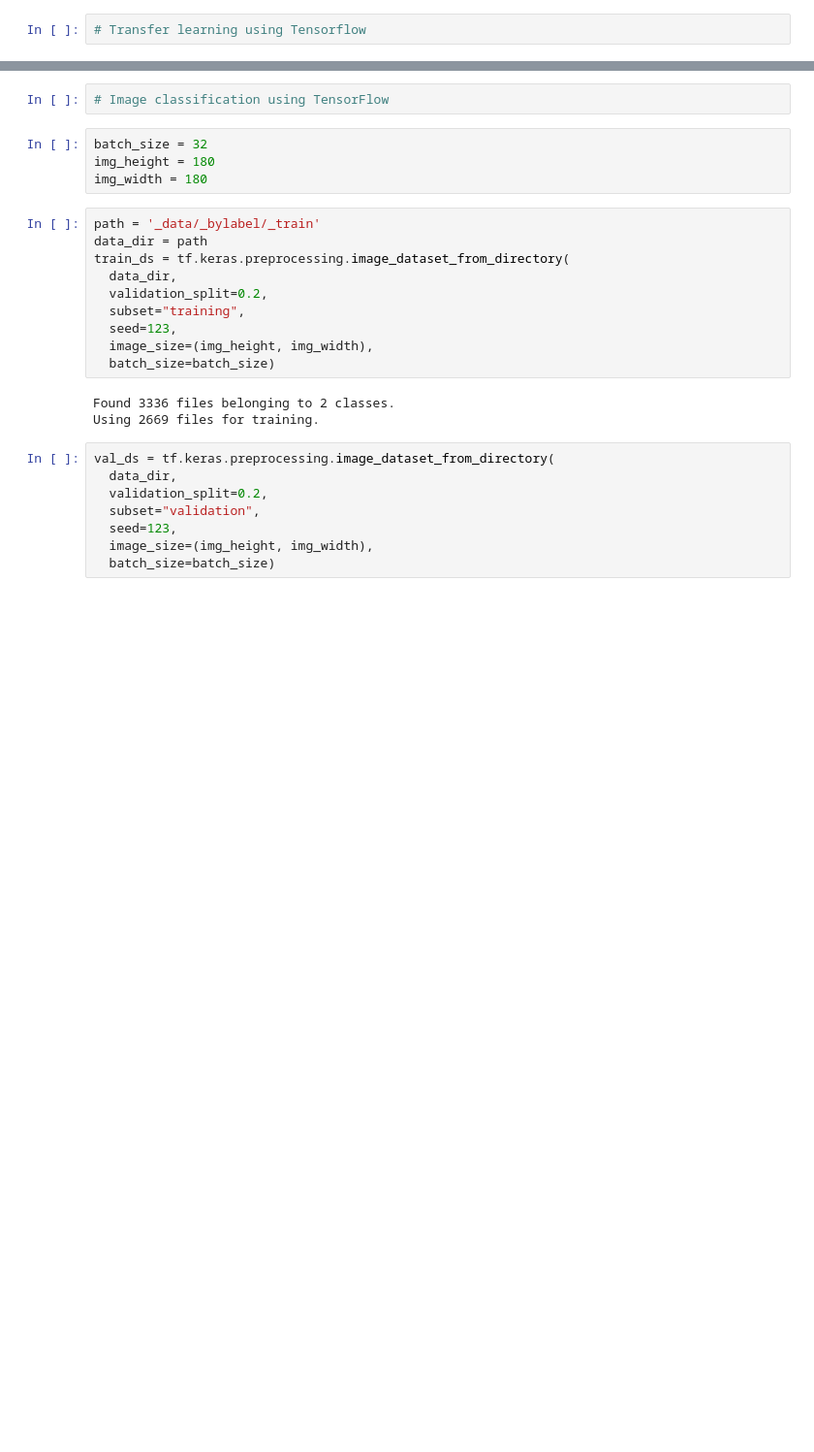
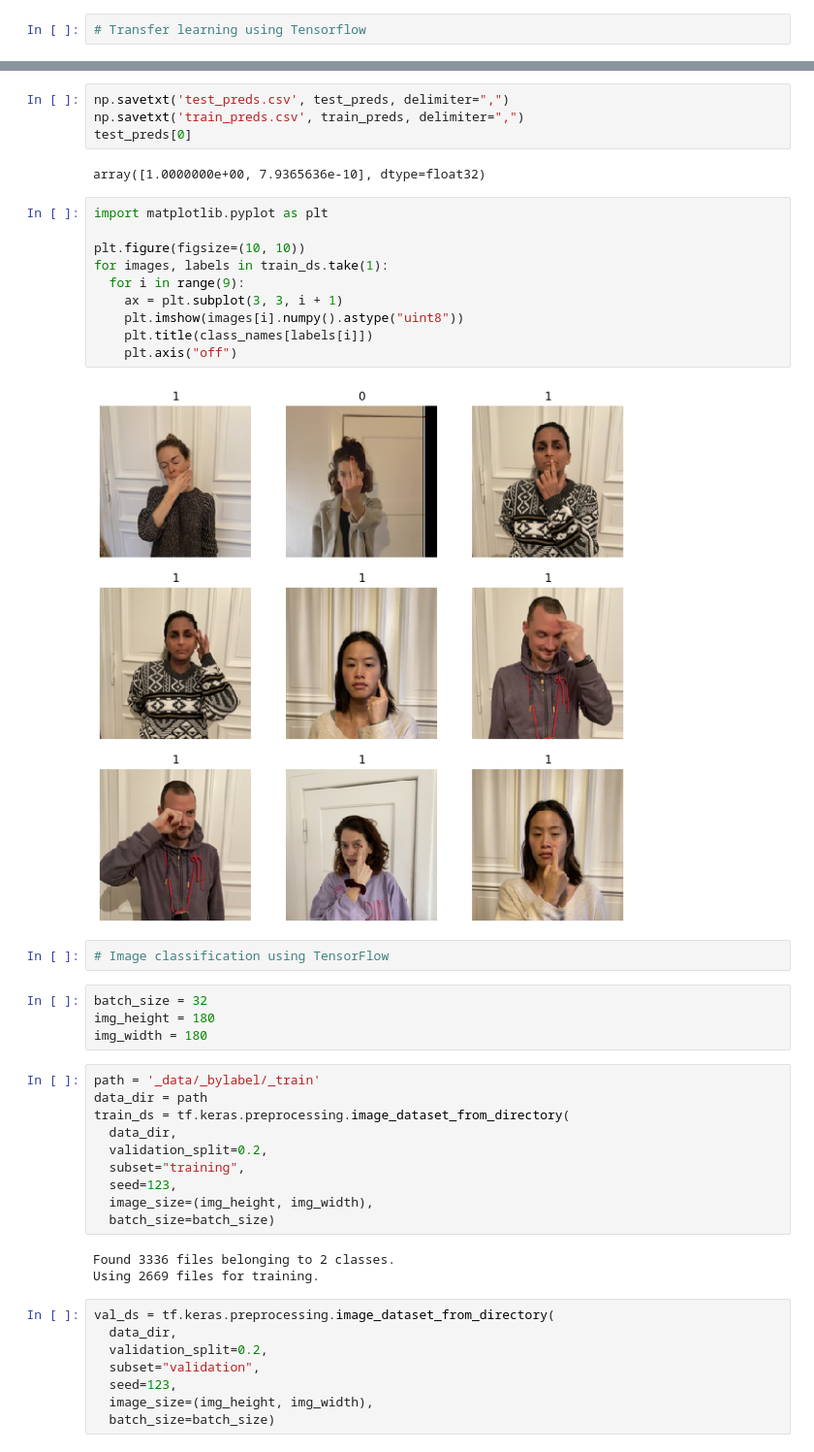
Before and after one commit to Pensive1881/Recoglicious, a Jupyter notebook: ML-model.ipynb, the cells around one changed output, grey strips where cells are left out. Shown at 97% size. Saved outputs shown, nothing was run; the diff lists cells and outputs as text; blank space fills up the shorter version.

```diff
--- a/ML-model.ipynb
+++ b/ML-model.ipynb
@@ -88,3 +154,21 @@ SyntaxError: invalid syntax (<ipython-input-33-89f568a72014>, line 21)
+# %%
+np.savetxt('test_preds.csv', test_preds, delimiter=",")
+np.savetxt('train_preds.csv', train_preds, delimiter=",")
+test_preds[0]
+# %% [output]
+array([1.0000000e+00, 7.9365636e-10], dtype=float32)
+# %%
+import matplotlib.pyplot as plt
+
+plt.figure(figsize=(10, 10))
+for images, labels in train_ds.take(1):
+  for i in range(9):
+    ax = plt.subplot(3, 3, i + 1)
+    plt.imshow(images[i].numpy().astype("uint8"))
+    plt.title(class_names[labels[i]])
+    plt.axis("off")
+# %% [output]
+[figure, added]
 # %%
 # Image classification using TensorFlow
 # %%
```
Also changed, not shown: parts of 12 cells of this notebook, 1 other file.
